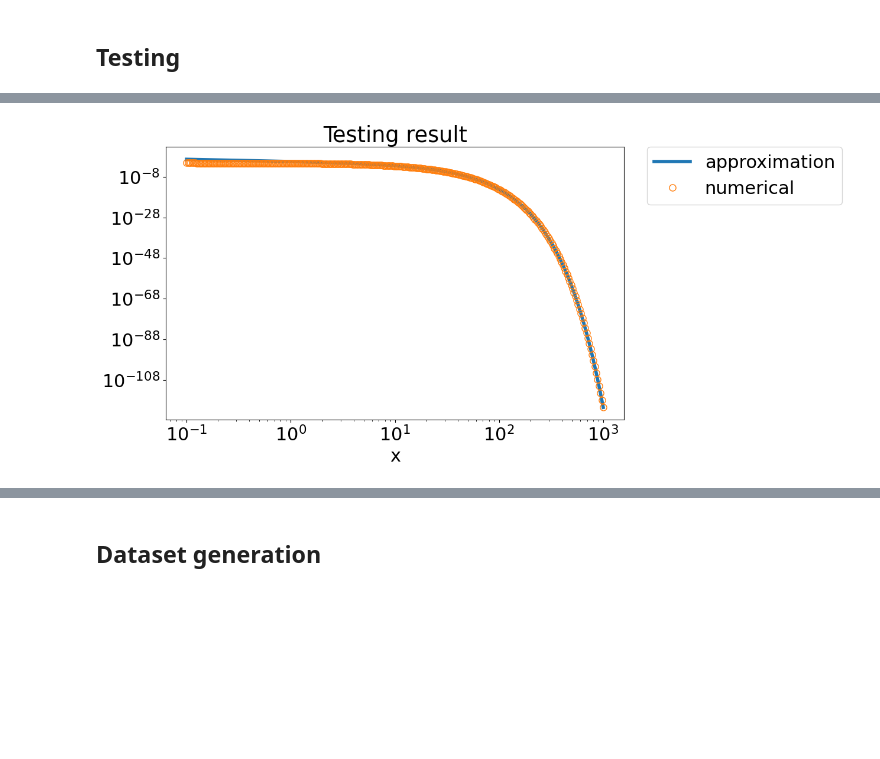
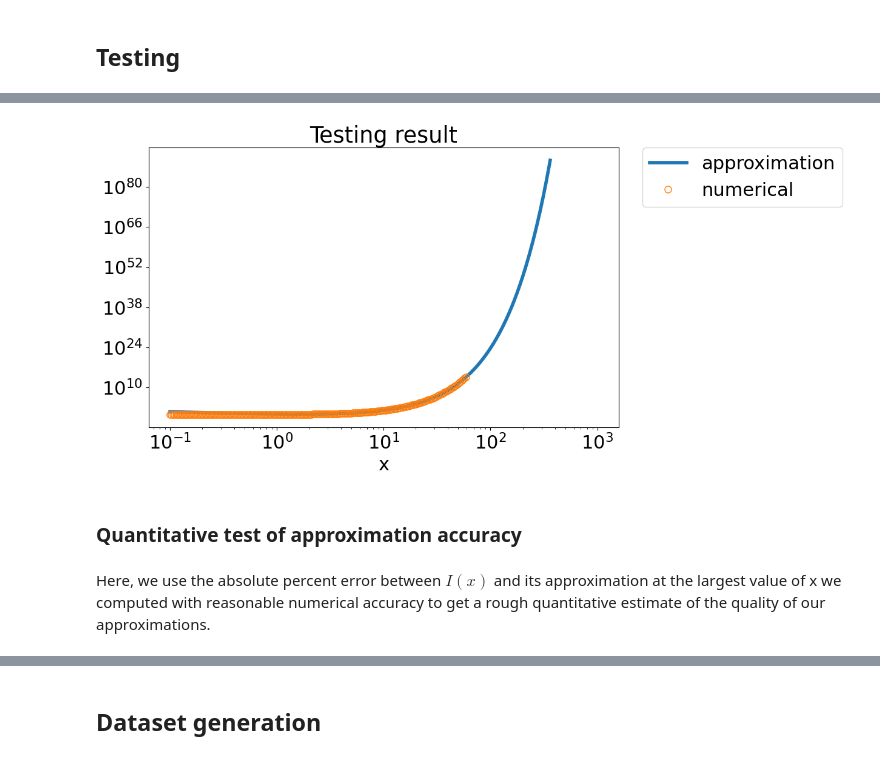
Before and after one commit to kayliehausknecht/AM201-Dataset, a Jupyter notebook: Code/laplace_integrals.ipynb, the cells around one changed output, grey strips where cells are left out. Saved outputs shown, nothing was run; the diff lists cells and outputs as text; code cells hidden in the pictures; blank space fills up the shorter version.

```diff
--- a/Code/laplace_integrals.ipynb
+++ b/Code/laplace_integrals.ipynb
@@ -427,23 +432,30 @@ def integrate_numerically(bounds, g, f, sign, xs, max_error):
   return numerical_vals
 # %%
 # Plot results
-def plot_results(approx_vals, numerical_vals):
+def plot_results(approx_vals, numerical_vals, xs):
 
   """
   This function plots the numerical solution and the analytical approximation
   given an array of values for each.
+
+  approx_vals: array of values given by the analytical approximation
+  numerical_vals: array of values given by the numerical integration
+  xs: array of x values at which we computed the integral
   """
 
   # Get length of numerical_vals array
   len_num_vals = len(numerical_vals)
+  len_approx_vals = len(approx_vals)
 
   # Set up plotting
   plt.figure(figsize=(10,6))
   plt.rcParams.update({'font.size': 22})
 
   # Plot approximation and numerical solution
-  plt.loglog(xs[:len_num_vals], np.abs(approx_vals[:len_num_vals]), linewidth=4, label="approximation")
-  plt.loglog(xs[:len_num_vals], np.abs(numerical_vals), 'o', mfc='none', markersize=8, label='numerical')
+  plt.loglog(xs[:len_approx_vals], np.abs(approx_vals), \
+             linewidth=4, label="approximation")
+  plt.loglog(xs[:len_num_vals], np.abs(numerical_vals), \
+             'o', mfc='none', markersize=8, label='numerical')
 
   # Set up legend, title, x label
   plt.legend(bbox_to_anchor=(1.05, 1), loc=2, borderaxespad=0.)
@@ -561,12 +507,0 @@ for idx, x_val in enumerate(xs):
-# %%
-plt.rcParams.update({'font.size': 22})
-plt.figure(figsize=(10,6))
-stop = len(numerical_sol)
-plt.loglog(xs[:stop-n], np.abs(approx_vals[:stop-n]), linewidth=4, label="approximation")
-plt.loglog(xs[:stop], np.abs(numerical_sol), 'o', mfc='none', markersize=8, label='numerical')
-
-plt.legend(bbox_to_anchor=(1.05, 1), loc=2, borderaxespad=0.)
-plt.title("Testing result")
-plt.xlabel("x")
-
-## YIKES. huh?. somehting is very broken.
@@ -614,8 +507,0 @@ for idx, x_val in enumerate(xs):
-# %%
-plt.rcParams.update({'font.size': 22})
-plt.figure(figsize=(10,6))
-plt.loglog(xs[:250], np.abs(approx_vals)[:250], linewidth=4, label="approximation")
-plt.loglog(xs, np.abs(numerical_sol), 'o', mfc='none', markersize=8, label='numerical')
-plt.legend(bbox_to_anchor=(1.05, 1), loc=2, borderaxespad=0.)
-plt.title("Testing result")
-plt.xlabel("x")
@@ -660,8 +551,15 @@ def generate_problem():
   # Generate integral
   bounds, g, f, sign = generate_integral(generate_linear_combination, generate_bounds, max_num_terms=5, range=[-1,1])
 
+  # Formatting problem statement
+  if sign == 1:
+    show_sign = "+"
+  else:
+    show_sign = "-"
+
   # Get problem statement
-  statement = f"Consider the integral: $I(x) = \\int_{{{bounds[0]}}}^{{{bounds[1]}}} ({latex(g)}) e^{{x ({latex(f)})}} \\, dt$."\
+  statement = f"Consider the integral \\par "\
+              f"\\begin{{equation}} I(x) = \\int_{{{bounds[0]}}}^{{{bounds[1]}}} ({latex(g)}) e^{{{show_sign} x ({latex(f)})}} \\, dt \\end{{equation}} \\par"\
               f" Develop an analytical formula for $I(x)$ that is accurate as $x \\to \\infty$. Compare your answer to numerical simulations of the integral."
 
   return bounds, g, f, sign, statement
@@ -825,16 +781,20 @@ statement
 # %%
 ## Compare analytical approximation and numerical solution
 
 # Define array of xs to test on
 xs = np.logspace(-1, 3, 300)
 
 # Get analytical approximation
 approx_vals = evaluate_analytical(approximation, xs, max_val=10**90)
 
 # Get numerical solution
 numerical_vals = integrate_numerically(bounds, g, f, sign, xs, max_error=1000)
 
 # Plot results
-plot_results(approx_vals, numerical_vals)
+plot_results(approx_vals, numerical_vals, xs)
 # %% [output]
-[figure, old version]
+[figure, new version]
+# %% [markdown]
+### Quantitative test of approximation accuracy
+# %% [markdown]
+Here, we use the absolute percent error between $I(x)$ and its approximation at the largest value of x we computed with reasonable numerical accuracy to get a rough quantitative estimate of the quality of our approximations.
```
Also changed, not shown: parts of 30 cells of this notebook.
